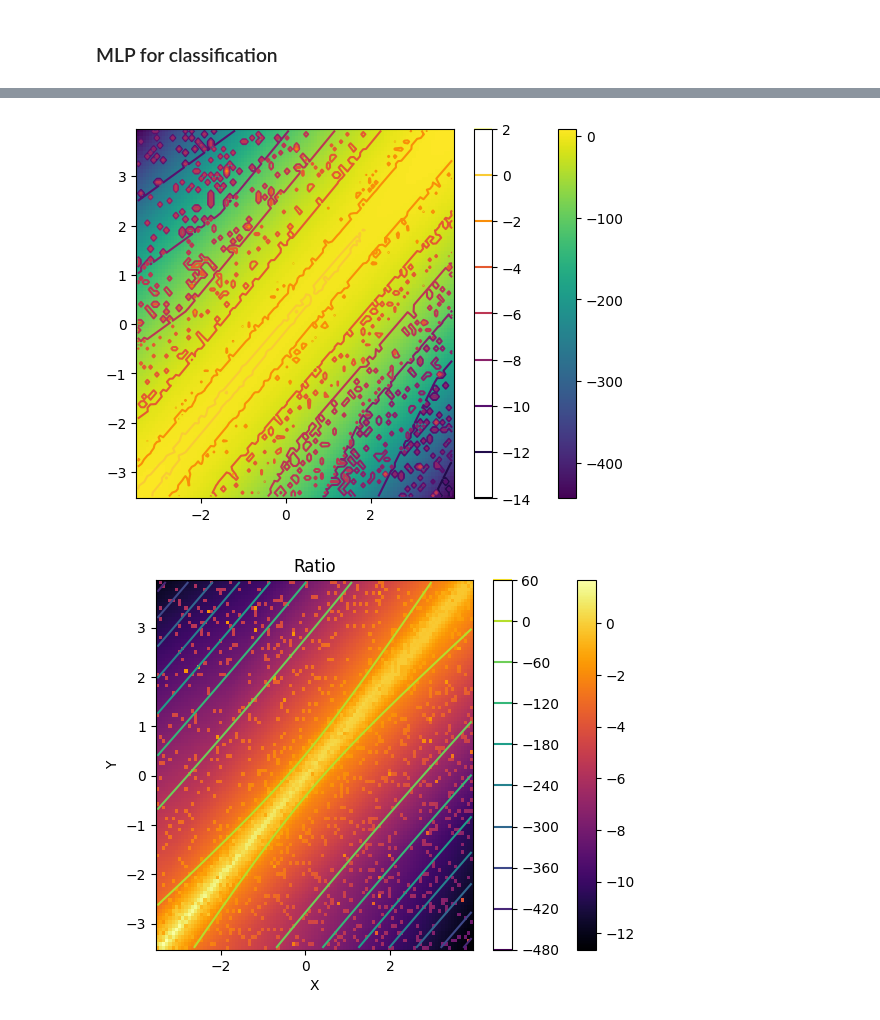
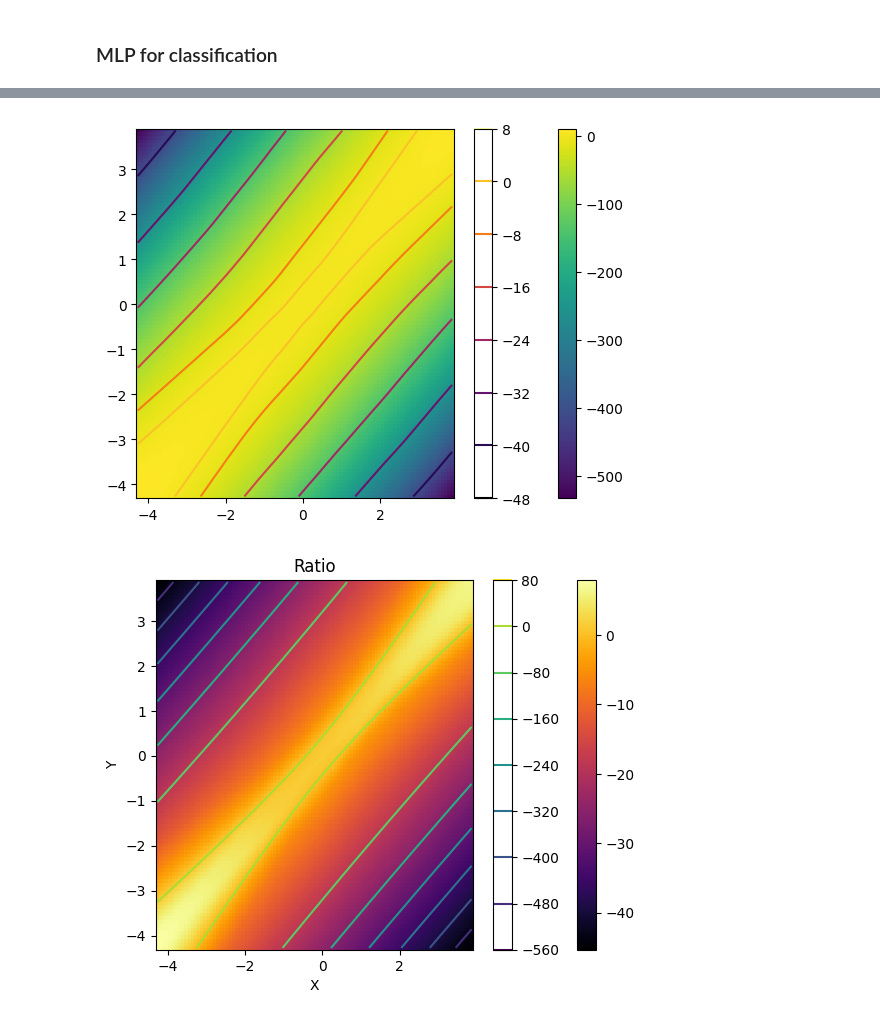
Before and after one commit to Huk-David/Ratio-Copula, a Jupyter notebook: Copula by Ratio Estimation/first_test.ipynb, the cells around one changed output, grey strips where cells are left out. Saved outputs shown, nothing was run; the diff lists cells and outputs as text; code cells hidden in the pictures.

```diff
--- a/Copula by Ratio Estimation/first_test.ipynb
+++ b/Copula by Ratio Estimation/first_test.ipynb
@@ -120,20 +135,22 @@ import scipy.stats as scs
 
 theta = torch.tensor(torch.ones(6), requires_grad=True)
 data_p = torch.tensor(scs.multivariate_normal.rvs(mean = [0,0], cov = [[1,0.97],[0.97,1]], size = 1000))
-data_q = torch.tensor(scs.t(10).rvs(size = 2000).reshape(1000,2))
+data_q = torch.tensor(np.random.permutation(data_p))
 data_p.requires_grad = False
 data_q.requires_grad = False
 
 theta_history = []
 loss_history = []
-learning_rate = 0.5
-optimizer = optim.SGD([theta], lr=learning_rate)
+learning_rate = 0.1
+optimizer = optim.Adam([theta], lr=learning_rate)
 
-for t in range(2000):
+for t in range(5000):
+    data_q_perm = torch.tensor([np.random.permutation(data_q[:,0]),np.random.permutation(data_q[:,1])]).T
     if t % 1000 == 0:
-        print("Iteration: ", t)
+        with torch.no_grad():
+            print("Iteration: ", t, "Loss: ", loss.item())
     r_p = log_ratio(theta = theta, data = data_p).exp()
-    r_q = log_ratio(theta = theta, data = data_q).exp()
+    r_q = log_ratio(theta = theta, data = data_q_perm).exp()
     loss = Logistic_loss(r_p,r_q).mean()
     optimizer.zero_grad()
     loss.backward()
@@ -189,9 +246,9 @@ from clayton.rng.archimedean import Clayton
 from scipy.stats import gamma, weibull_min
 
 # [0-1] scale samples from 2 Clayton copulas
-cla1 = Clayton(theta=110, n_samples=500)
+cla1 = Clayton(theta=310, n_samples=5000)
 samples_1 = cla1.sample_unimargin()
-cla2 = Clayton(theta=-0.99, n_samples=500)
+cla2 = Clayton(theta=-0.999, n_samples=5000)
 samples_2 = cla2.sample_unimargin()
 
 samples = np.concatenate((samples_1, samples_2))
@@ -228,11 +285,13 @@ data_q.requires_grad = False
 theta_history = []
 loss_history = []
 learning_rate = 0.005
-optimizer = optim.SGD([theta], lr=learning_rate)
+optimizer = optim.Adam([theta], lr=learning_rate)
 
 for t in range(50000):
+    data_q = torch.tensor(np.column_stack((np.random.permutation(transformed_samples_1),np.random.permutation(transformed_samples_2)))).requires_grad_(False)
     if t % 1000 == 0:
-        print("Iteration: ", t, "Loss: ", loss, "Theta: ", theta)
+        with torch.no_grad():
+            print("Iteration: ", t, "Loss: ", loss, "Theta: ", theta)
     r_p = log_ratio(theta = theta, data = data_p).exp()
     r_q = log_ratio(theta = theta, data = data_q).exp()
     loss = Logistic_loss(r_q,r_p).mean()
@@ -420,6 +578,6 @@ class MLP(nn.Module):
 # %%
-mlp = MLP(2, 30, 1)
+gaussian_model = MLP(2, 100, 1)
 data_p_norm = torch.tensor(scs.multivariate_normal.rvs(mean = [0,0], cov = [[1,0.97],[0.97,1]], size = 5000))
 data_q_norm = torch.tensor([np.random.permutation(data_p_norm[:,0]),np.random.permutation(data_p_norm[:,1])]).T
-mlp.train(data_p_norm, data_q_norm, steps=1000000, learning_rate=0.005, verbose=True)
+gaussian_model.train_simple(data_p_norm, data_q_norm, steps=100, learning_rate=0.0002, weight_decay=0.0005, permute=True, verbose=True, patience=5000)
 # %% [output]
@@ -438,35 +606,35 @@ from torch.distributions import MultivariateNormal
 # Parameters
 mu = torch.zeros(2)  # mean
 cov = torch.tensor([[1,0.97],[0.97,1]])  # covariance matrix, identity matrix indicates independence
 
 # Create grid and multivariate normal
-x = torch.linspace(mlp.data_p.min(),mlp.data_p.max(),100)
+x = torch.linspace(gaussian_model.data_p.min(),gaussian_model.data_p.max(),100)
 y = x
 X, Y = torch.meshgrid(x, y)
 pos = torch.empty(X.shape + (2,))
 pos[:, :, 0] = X; pos[:, :, 1] = Y
 with torch.no_grad():
-    ratio = mlp.forward(torch.tensor(np.vstack([X.ravel(), Y.ravel()]).T).float()).detach().numpy()
+    ratio = gaussian_model.forward_simple(torch.tensor(np.vstack([X.ravel(), Y.ravel()]).T).float()).detach().numpy()
 rv = MultivariateNormal(mu, cov)
 rv_ind = MultivariateNormal(torch.zeros(2), torch.eye(2))
 # Make a 2D contour plot
 plt.pcolormesh(X.numpy(), Y.numpy(),(rv.log_prob(pos)).numpy()-(rv_ind.log_prob(pos)).numpy(), cmap='viridis')
 plt.colorbar()
 plt.contour(X.numpy(), Y.numpy(),ratio.reshape(100,100), cmap='inferno')
 plt.colorbar()
 plt.show()
 with torch.no_grad():
-    ratio = mlp.forward(torch.tensor(np.vstack([X.ravel(), Y.ravel()]).T).float()).detach().numpy()
+    ratio = gaussian_model.forward_simple(torch.tensor(np.vstack([X.ravel(), Y.ravel()]).T).float()).detach().numpy()
 plt.pcolormesh(X.numpy(), Y.numpy(),ratio.reshape(100,100), cmap='inferno')
 plt.colorbar()
 
 plt.contour(X.numpy(), Y.numpy(),(rv.log_prob(pos)).numpy()-(rv_ind.log_prob(pos)).numpy(), cmap='viridis')
 
 plt.xlabel('X')
 plt.ylabel('Y')
 plt.colorbar()
 plt.title('Ratio')
 plt.show()
 # %% [output]
-[figure, old version]
+[figure, new version]
-[figure, old version]
+[figure, new version]
```
Also changed, not shown: parts of 22 cells of this notebook, 6 other files.
